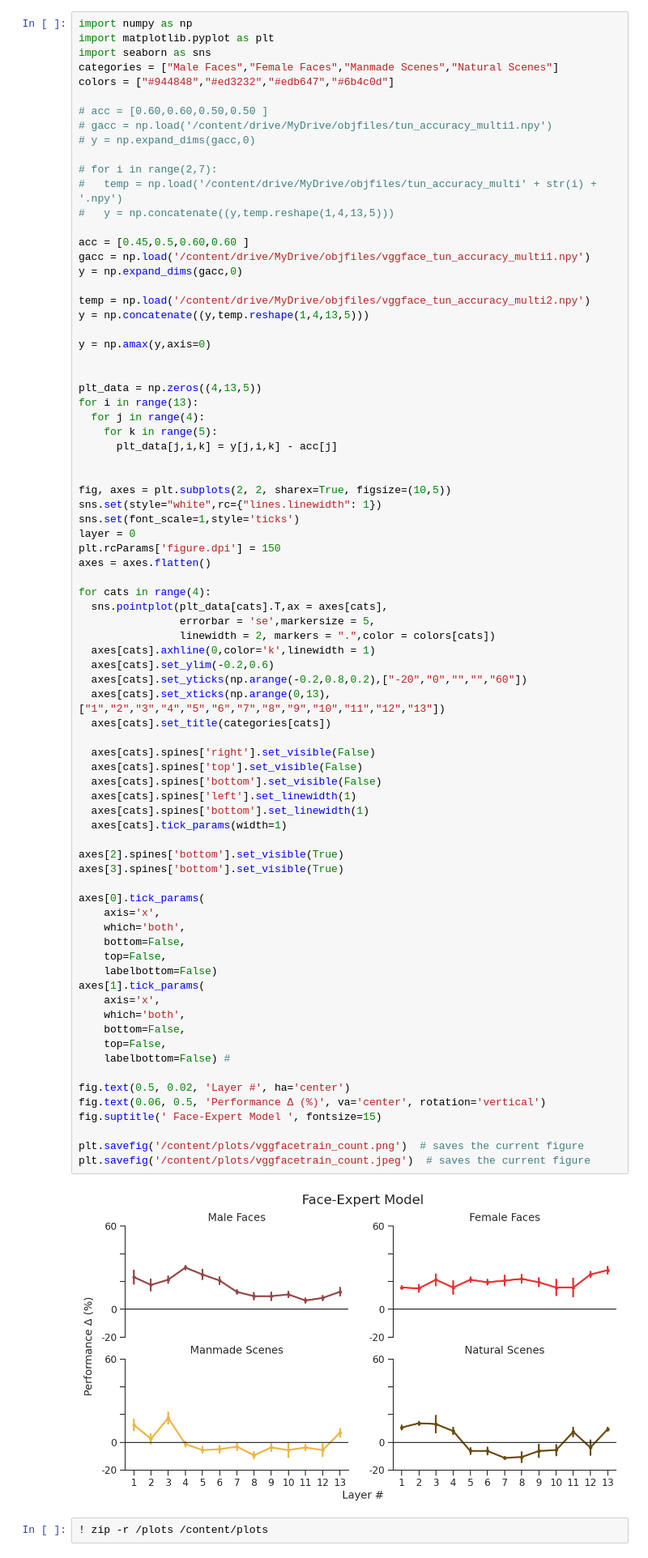
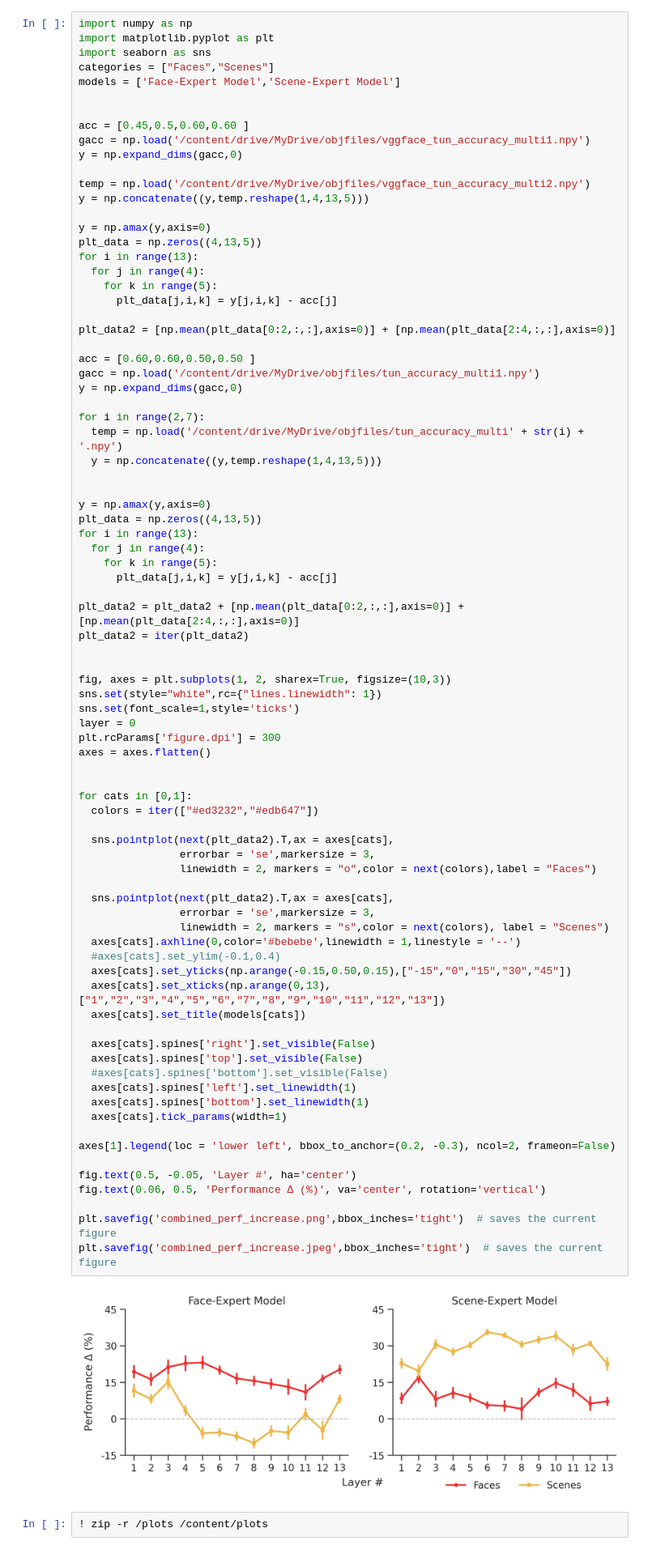
Before and after one commit to soukhind2/vgg16obj, a Jupyter notebook: perf_increase_plots.ipynb, the cells around one changed output. Shown: that part at 81% size. Saved outputs shown, nothing was run; the diff lists cells and outputs as text.

Commit message:
Plot updates

```diff
--- a/perf_increase_plots.ipynb
+++ b/perf_increase_plots.ipynb
@@ -4,82 +4,86 @@
 import numpy as np
 import matplotlib.pyplot as plt
 import seaborn as sns
-categories = ["Male Faces","Female Faces","Manmade Scenes","Natural Scenes"]
-colors = ["#944848","#ed3232","#edb647","#6b4c0d"]
+categories = ["Faces","Scenes"]
+models = ['Face-Expert Model','Scene-Expert Model']
 
-# acc = [0.60,0.60,0.50,0.50 ]
-# gacc = np.load('/content/drive/MyDrive/objfiles/tun_accuracy_multi1.npy')
-# y = np.expand_dims(gacc,0)
-
-# for i in range(2,7):
-#   temp = np.load('/content/drive/MyDrive/objfiles/tun_accuracy_multi' + str(i) + '.npy')
-#   y = np.concatenate((y,temp.reshape(1,4,13,5)))
 
 acc = [0.45,0.5,0.60,0.60 ]
 gacc = np.load('/content/drive/MyDrive/objfiles/vggface_tun_accuracy_multi1.npy')
 y = np.expand_dims(gacc,0)
 
 temp = np.load('/content/drive/MyDrive/objfiles/vggface_tun_accuracy_multi2.npy')
 y = np.concatenate((y,temp.reshape(1,4,13,5)))
 
 y = np.amax(y,axis=0)
-
-
 plt_data = np.zeros((4,13,5))
 for i in range(13):
   for j in range(4):
     for k in range(5):
       plt_data[j,i,k] = y[j,i,k] - acc[j]
 
+plt_data2 = [np.mean(plt_data[0:2,:,:],axis=0)] + [np.mean(plt_data[2:4,:,:],axis=0)]
 
-fig, axes = plt.subplots(2, 2, sharex=True, figsize=(10,5))
+acc = [0.60,0.60,0.50,0.50 ]
+gacc = np.load('/content/drive/MyDrive/objfiles/tun_accuracy_multi1.npy')
+y = np.expand_dims(gacc,0)
+
+for i in range(2,7):
+  temp = np.load('/content/drive/MyDrive/objfiles/tun_accuracy_multi' + str(i) + '.npy')
+  y = np.concatenate((y,temp.reshape(1,4,13,5)))
+
+
+y = np.amax(y,axis=0)
+plt_data = np.zeros((4,13,5))
+for i in range(13):
+  for j in range(4):
+    for k in range(5):
+      plt_data[j,i,k] = y[j,i,k] - acc[j]
+
+plt_data2 = plt_data2 + [np.mean(plt_data[0:2,:,:],axis=0)] + [np.mean(plt_data[2:4,:,:],axis=0)]
+plt_data2 = iter(plt_data2)
+
+
+fig, axes = plt.subplots(1, 2, sharex=True, figsize=(10,3))
 sns.set(style="white",rc={"lines.linewidth": 1})
 sns.set(font_scale=1,style='ticks')
 layer = 0
-plt.rcParams['figure.dpi'] = 150
+plt.rcParams['figure.dpi'] = 300
 axes = axes.flatten()
 
-for cats in range(4):
-  sns.pointplot(plt_data[cats].T,ax = axes[cats],
-                errorbar = 'se',markersize = 5,
-                linewidth = 2, markers = ".",color = colors[cats])
-  axes[cats].axhline(0,color='k',linewidth = 1)
-  axes[cats].set_ylim(-0.2,0.6)
-  axes[cats].set_yticks(np.arange(-0.2,0.8,0.2),["-20","0","","","60"])
+
+for cats in [0,1]:
+  colors = iter(["#ed3232","#edb647"])
+
+  sns.pointplot(next(plt_data2).T,ax = axes[cats],
+                errorbar = 'se',markersize = 3,
+                linewidth = 2, markers = "o",color = next(colors),label = "Faces")
+
+  sns.pointplot(next(plt_data2).T,ax = axes[cats],
+                errorbar = 'se',markersize = 3,
+                linewidth = 2, markers = "s",color = next(colors), label = "Scenes")
+  axes[cats].axhline(0,color='#bebebe',linewidth = 1,linestyle = '--')
+  #axes[cats].set_ylim(-0.1,0.4)
+  axes[cats].set_yticks(np.arange(-0.15,0.50,0.15),["-15","0","15","30","45"])
   axes[cats].set_xticks(np.arange(0,13),["1","2","3","4","5","6","7","8","9","10","11","12","13"])
-  axes[cats].set_title(categories[cats])
+  axes[cats].set_title(models[cats])
 
   axes[cats].spines['right'].set_visible(False)
   axes[cats].spines['top'].set_visible(False)
-  axes[cats].spines['bottom'].set_visible(False)
+  #axes[cats].spines['bottom'].set_visible(False)
   axes[cats].spines['left'].set_linewidth(1)
   axes[cats].spines['bottom'].set_linewidth(1)
   axes[cats].tick_params(width=1)
 
-axes[2].spines['bottom'].set_visible(True)
-axes[3].spines['bottom'].set_visible(True)
+axes[1].legend(loc = 'lower left', bbox_to_anchor=(0.2, -0.3), ncol=2, frameon=False)
 
-axes[0].tick_params(
-    axis='x',
-    which='both',
-    bottom=False,
-    top=False,
-    labelbottom=False)
-axes[1].tick_params(
-    axis='x',
-    which='both',
-    bottom=False,
-    top=False,
-    labelbottom=False) #
+fig.text(0.5, -0.05, 'Layer #', ha='center')
+fig.text(0.06, 0.5, 'Performance Δ (%)', va='center', rotation='vertical')
 
-fig.text(0.5, 0.02, 'Layer #', ha='center')
-fig.text(0.06, 0.5, 'Performance Δ (%)', va='center', rotation='vertical')
-fig.suptitle(' Face-Expert Model ', fontsize=15)
-
-plt.savefig('/content/plots/vggfacetrain_count.png')  # saves the current figure
-plt.savefig('/content/plots/vggfacetrain_count.jpeg')  # saves the current figure
+plt.savefig('combined_perf_increase.png',bbox_inches='tight')  # saves the current figure
+plt.savefig('combined_perf_increase.jpeg',bbox_inches='tight')  # saves the current figure
 # %% [output]
-[figure, old version]
+[figure, new version]
 # %%
 ! zip -r /plots /content/plots
 # %% [output]
```
